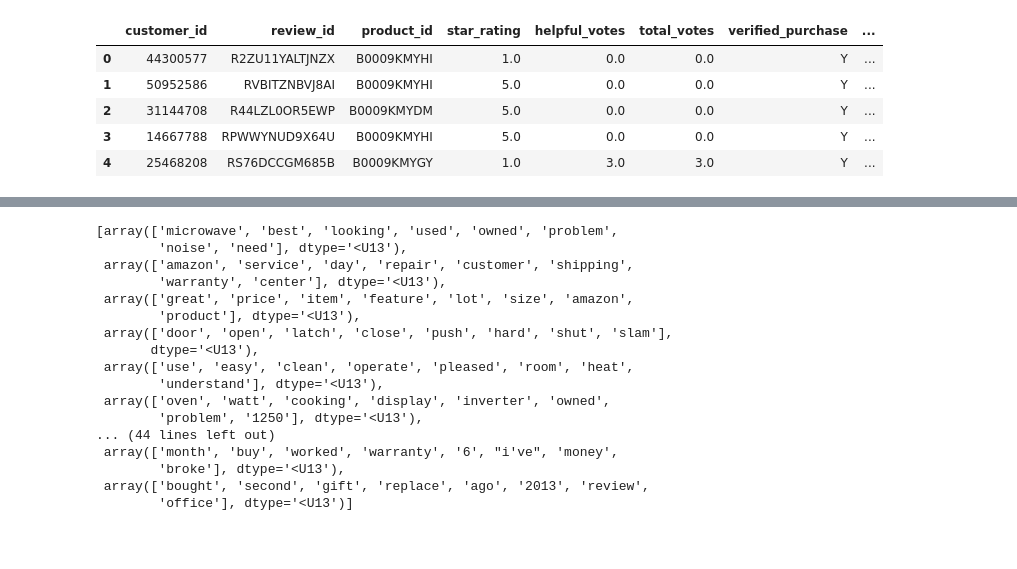
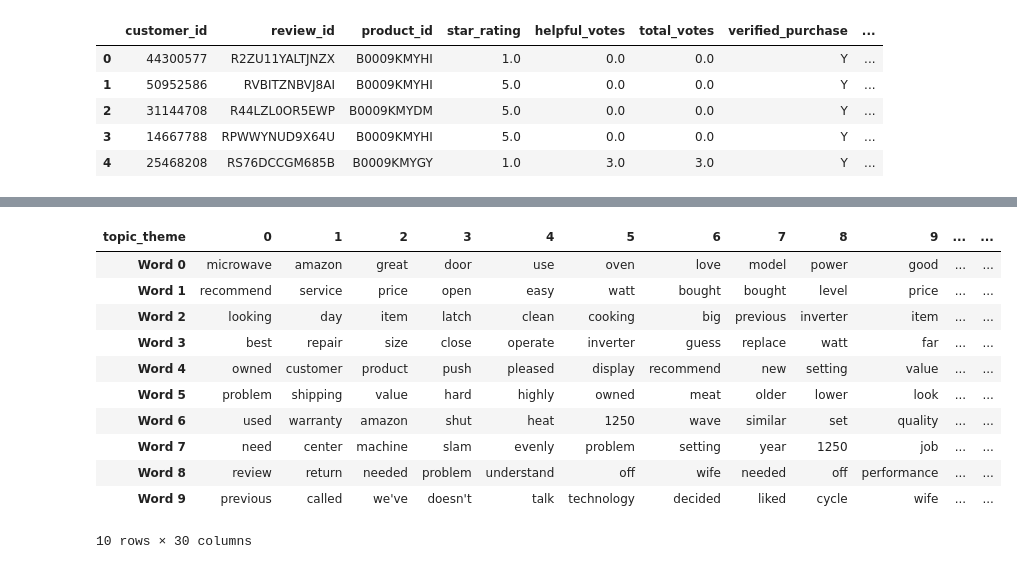
Before and after one commit to GrilledJeez/amazon_product_feature_analysis, a Jupyter notebook: modeling.ipynb, the cells around one changed output, grey strips where cells are left out. Drawn from its saved outputs; the diff is of its cells as text; code cells hidden in the pictures; blank space fills up the shorter version.

Commit message:
1.9 more modeling

```diff
--- a/modeling.ipynb
+++ b/modeling.ipynb
@@ -117,4 +125,9 @@ def lemmatize_text(text):
 # %%
-stop_words = text.ENGLISH_STOP_WORDS.union(['panasonic', 'really', 'husband',
-                                            'thanks', 'thank', 'ha', 'just', 'thing',
-                                            'did', 'nn', 'wa', 'yr', 'u', 'say', 'doe'])
+stop_words = ['panasonic', 'really', 'husband', 'thanks', 'thank', 'ha',
+              'just', 'thing', 'did', 'nn', 'wa', 'yr', 'u', 'say', 'doe',
+              'mom', 'christmas', 'gift', 'got', 'way', 'le', 'daughter']
+for _ in text.ENGLISH_STOP_WORDS:
+    if _ in keep_words:
+        pass
+    else:
+        stop_words.append(_)
@@ -144,7 +161,7 @@ df.head()
 | 4 | 25468208 | RS76DCCGM685B | B0009KMYGY | 1.0 | 3.0 | 3.0 | Y | ... |
 # %%
 nmf = NMF(
-    n_components=30,
+    n_components=10,
     init='nndsvd'
 ).fit(X)
 
@@ -158,4 +175,4 @@ def show_topics(vectorizer=vectorizer, lda_model=nmf, n_words=20):
         topic_keywords.append(keywords.take(top_keyword_locs))
     return topic_keywords
 # %%
-topic_keywords = show_topics(vectorizer=vectorizer, lda_model=nmf, n_words=8)
+topic_keywords = show_topics(vectorizer=vectorizer, lda_model=nmf, n_words=10)
@@ -182,10 +179,20 @@ topic_keywords
 # %%
-# Topic - Keywords Dataframe
-df_topic_keywords = pd.DataFrame(topic_keywords)
-df_topic_keywords.columns = ['Word '+str(i) for i in range(df_topic_keywords.shape[1])]
-df_topic_keywords.index = ['Topic '+str(i) for i in range(df_topic_keywords.shape[0])]
+def topic_featuring(n_components=10, n_words=10):
+    nmf = NMF(
+        n_components=n_components,
+        init='nndsvd'
+    ).fit(X)
 
-Topics_theme = range(30)
-df_topic_keywords['topic_theme'] = Topics_theme
-df_topic_keywords.set_index('topic_theme', inplace=True)
-df_topic_keywords.T
+    nmf_output = nmf.fit_transform(X)
+
+    topic_keywords = show_topics(vectorizer=vectorizer, lda_model=nmf, n_words=n_words)
+
+    # Topic - Keywords Dataframe
+    df_topic_keywords = pd.DataFrame(topic_keywords)
+    df_topic_keywords.columns = ['Word '+str(i) for i in range(df_topic_keywords.shape[1])]
+    df_topic_keywords.index = ['Topic '+str(i) for i in range(df_topic_keywords.shape[0])]
+
+    Topics_theme = range(n_components)
+    df_topic_keywords['topic_theme'] = Topics_theme
+    df_topic_keywords.set_index('topic_theme', inplace=True)
+    return df_topic_keywords.T
@@ -207,20 +199,15 @@ stop_words = ['panasonic', 'really', 'husband', 'thanks', 'thank', 'ha',
-# %%
-topic_keywords
-# %% [output]
-[array(['microwave', 'best', 'looking', 'used', 'owned', 'problem',
-        'noise', 'need'], dtype='<U13'),
- array(['amazon', 'service', 'day', 'repair', 'customer', 'shipping',
-        'warranty', 'center'], dtype='<U13'),
- array(['great', 'price', 'item', 'feature', 'lot', 'size', 'amazon',
-        'product'], dtype='<U13'),
- array(['door', 'open', 'latch', 'close', 'push', 'hard', 'shut', 'slam'],
-       dtype='<U13'),
- array(['use', 'easy', 'clean', 'operate', 'pleased', 'room', 'heat',
-        'understand'], dtype='<U13'),
- array(['oven', 'watt', 'cooking', 'display', 'inverter', 'owned',
-        'problem', '1250'], dtype='<U13'),
-... (44 lines left out)
- array(['month', 'buy', 'worked', 'warranty', '6', "i've", 'money',
-        'broke'], dtype='<U13'),
- array(['bought', 'second', 'gift', 'replace', 'ago', '2013', 'review',
-        'office'], dtype='<U13')]
+# %%
+topic_featuring(30,10)
+# %% [output]
+| topic_theme | 0 | 1 | 2 | 3 | 4 | 5 | 6 | 7 | 8 | 9 | ... | ... |
+| Word 0 | microwave | amazon | great | door | use | oven | love | model | power | good | ... | ... |
+| Word 1 | recommend | service | price | open | easy | watt | bought | bought | level | price | ... | ... |
+| Word 2 | looking | day | item | latch | clean | cooking | big | previous | inverter | item | ... | ... |
+| Word 3 | best | repair | size | close | operate | inverter | guess | replace | watt | far | ... | ... |
+| Word 4 | owned | customer | product | push | pleased | display | recommend | new | setting | value | ... | ... |
+| Word 5 | problem | shipping | value | hard | highly | owned | meat | older | lower | look | ... | ... |
+| Word 6 | used | warranty | amazon | shut | heat | 1250 | wave | similar | set | quality | ... | ... |
+| Word 7 | need | center | machine | slam | evenly | problem | setting | year | 1250 | job | ... | ... |
+| Word 8 | review | return | needed | problem | understand | off | wife | needed | off | performance | ... | ... |
+| Word 9 | previous | called | we've | doesn't | talk | technology | decided | liked | cycle | wife | ... | ... |
+10 rows × 30 columns
```
Also changed, not shown: parts of 5 cells of this notebook.
